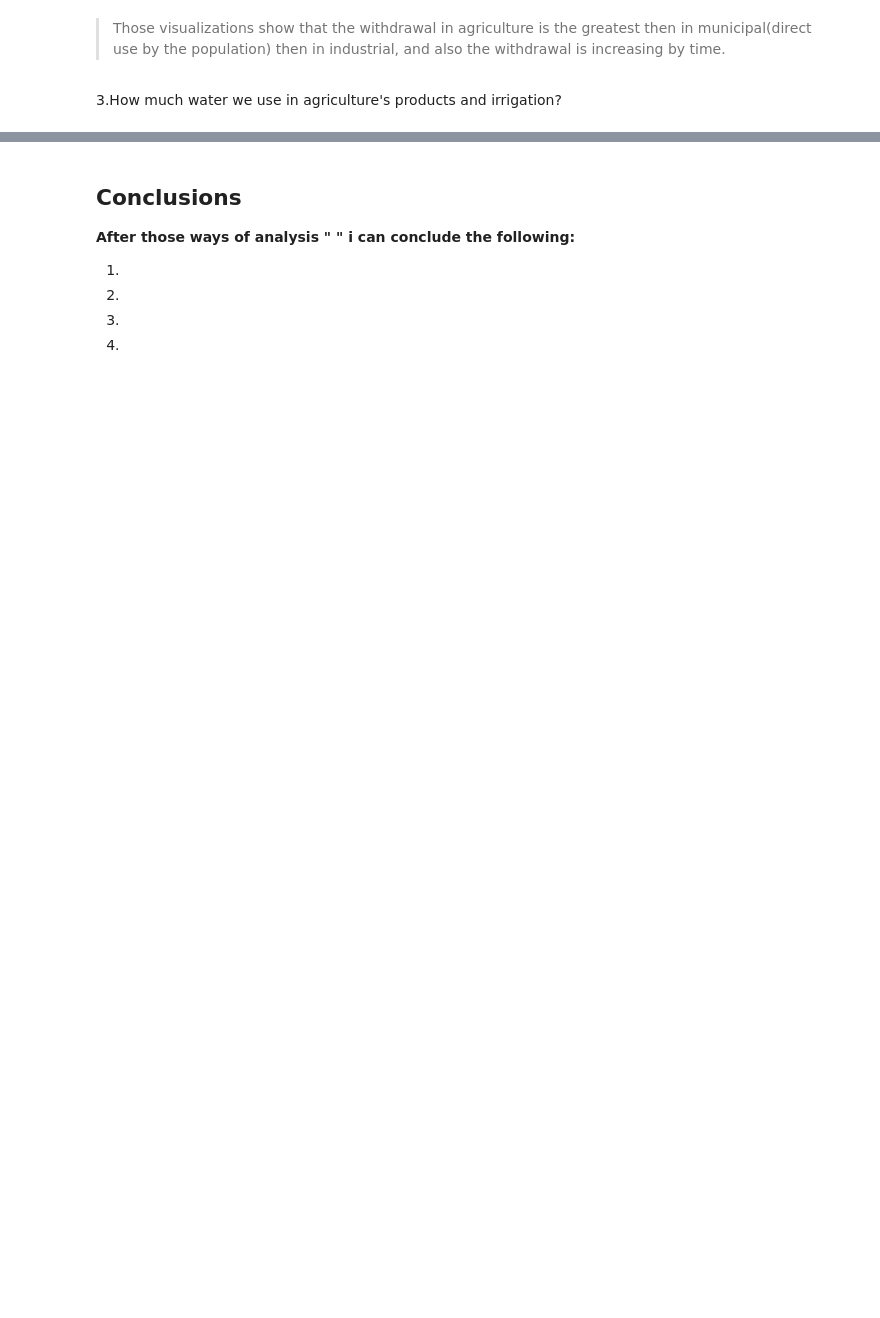
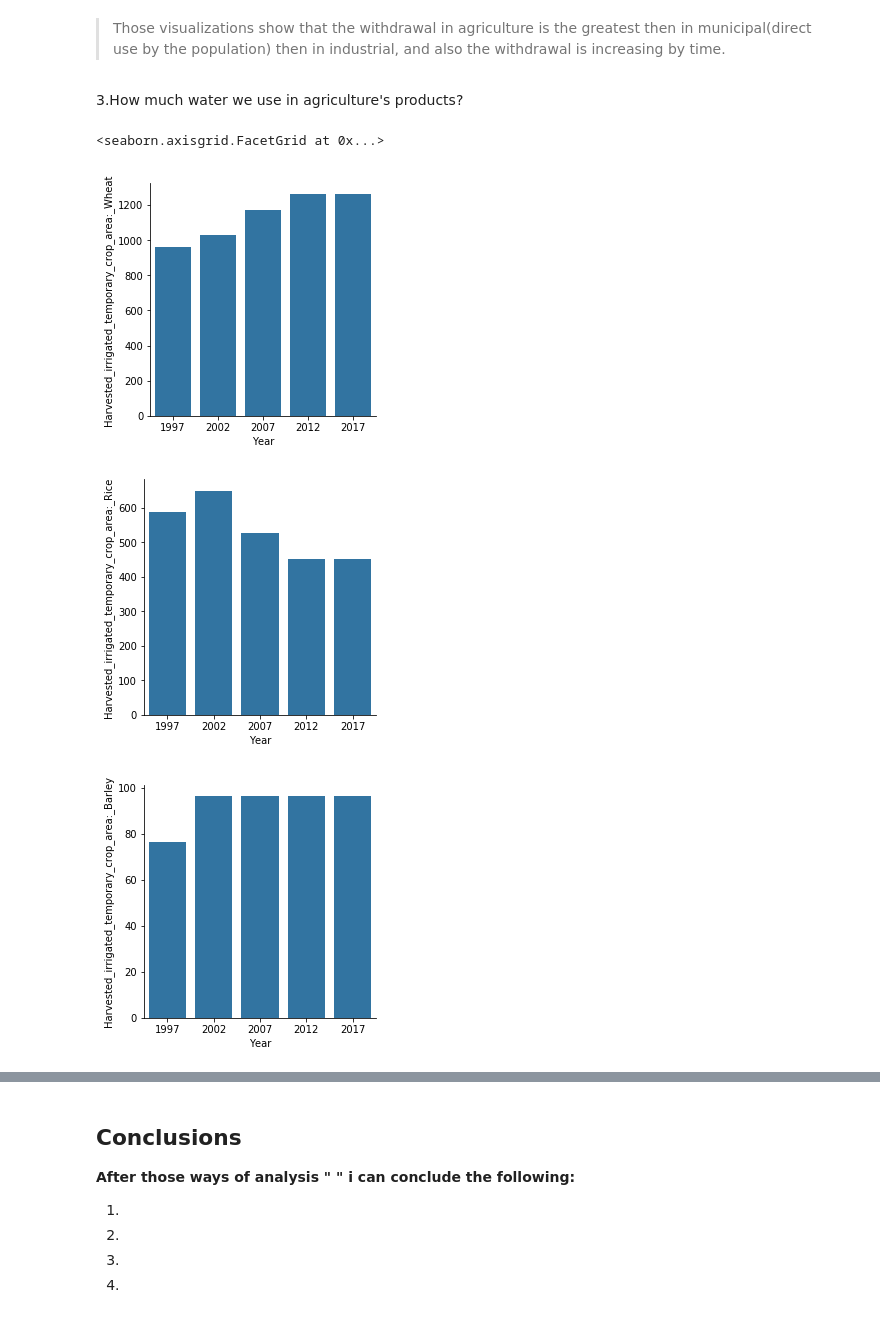
Before and after one commit to OmdenaAI/omdena-egypt-freshwater, a Jupyter notebook: src/visualizations/AnalyzeWaterConsumptionInEgyptOnAquastatDataset_notebook.ipynb, the cells around one changed output, grey strips where cells are left out. Cells and saved outputs as stored; diff of their text form; code cells hidden in the pictures; blank space fills up the shorter version.

Commit message:
updated AnalyzeWaterConsumptionInEgypt file

```diff
--- a/src/visualizations/AnalyzeWaterConsumptionInEgyptOnAquastatDataset_notebook.ipynb
+++ b/src/visualizations/AnalyzeWaterConsumptionInEgyptOnAquastatDataset_notebook.ipynb
@@ -336,4 +353,63 @@ sns.barplot(data = df, x = 'Year', y = 'Municipal_water_withdrawal')
 # %% [markdown]
 > Those visualizations show that the withdrawal in agriculture is the greatest then in municipal(direct use by the population) then in industrial, and also the withdrawal is increasing by time.
 # %% [markdown]
-3.How much water we use in agriculture's products and irrigation?
+3.How much water we use in agriculture's products?
+# %%
+# visualization of agriculture's products
+# visualization of wheat
+g=sns.FacetGrid(data=df,height=4)
+g.map(sns.barplot,'Year','Harvested_irrigated_temporary_crop_area:_Wheat')
+g.add_legend()
+# visualization of rice
+g=sns.FacetGrid(data=df,height=4)
+g.map(sns.barplot,'Year','Harvested_irrigated_temporary_crop_area:_Rice')
+g.add_legend()
+# visualization of Barley
+g=sns.FacetGrid(data=df,height=4)
+g.map(sns.barplot,'Year','Harvested_irrigated_temporary_crop_area:_Barley')
+g.add_legend()
+# visualization of Maize
+g=sns.FacetGrid(data=df,height=4)
+g.map(sns.barplot,'Year','Harvested_irrigated_temporary_crop_area:_Maize')
+g.add_legend()
+# visualization of Millet
+g=sns.FacetGrid(data=df,height=4)
+g.map(sns.barplot,'Year','Harvested_irrigated_temporary_crop_area:_Millet')
+g.add_legend()
+# visualization of cereals
+g=sns.FacetGrid(data=df,height=4)
+g.map(sns.barplot,'Year','Harvested_irrigated_temporary_crop_area:_Other_cereals')
+g.add_legend()
+# visualization of Vegetables
+g=sns.FacetGrid(data=df,height=4)
+g.map(sns.barplot,'Year','Harvested_irrigated_temporary_crop_area:_Vegetables')
+g.add_legend()
+# visualization of Potatoes
+g=sns.FacetGrid(data=df,height=4)
+g.map(sns.barplot,'Year','Harvested_irrigated_temporary_crop_area:_Potatoes')
+g.add_legend()
+# visualization of Other roots and tubers
+g=sns.FacetGrid(data=df,height=5)
+g.map(sns.barplot,'Year','Harvested_irrigated_temporary_crop_area:_Other_roots_and_tubers')
+g.add_legend()
+# visualization of Sugar beet
+g=sns.FacetGrid(data=df,height=5)
+g.map(sns.barplot,'Year','Harvested_irrigated_temporary_crop_area:_Sugar_beet')
+g.add_legend()
+# visualization of Sugarcane
+g=sns.FacetGrid(data=df,height=5)
+g.map(sns.barplot,'Year','Harvested_irrigated_temporary_crop_area:_Sugarcane')
+g.add_legend()
+# visualization of Cotton
+g=sns.FacetGrid(data=df,height=5)
+g.map(sns.barplot,'Year','Harvested_irrigated_temporary_crop_area:_Cotton')
+g.add_legend()
+# visualization of Flowers
+g=sns.FacetGrid(data=df,height=5)
+g.map(sns.barplot,'Year','Harvested_irrigated_temporary_crop_area:_Flowers')
+g.add_legend()
+# %% [output]
+<seaborn.axisgrid.FacetGrid at 0x...>
+[figure, added]
+[figure, added]
+[figure, added]
```
Also changed, not shown: parts of 8 cells of this notebook.
